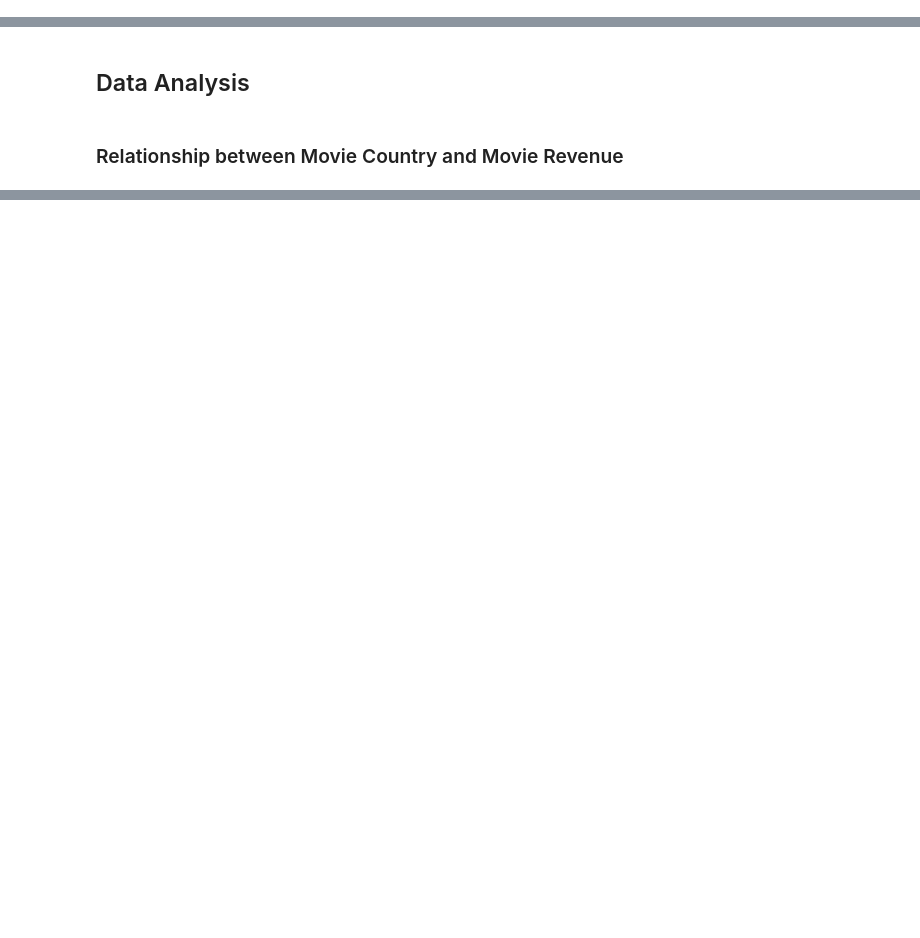
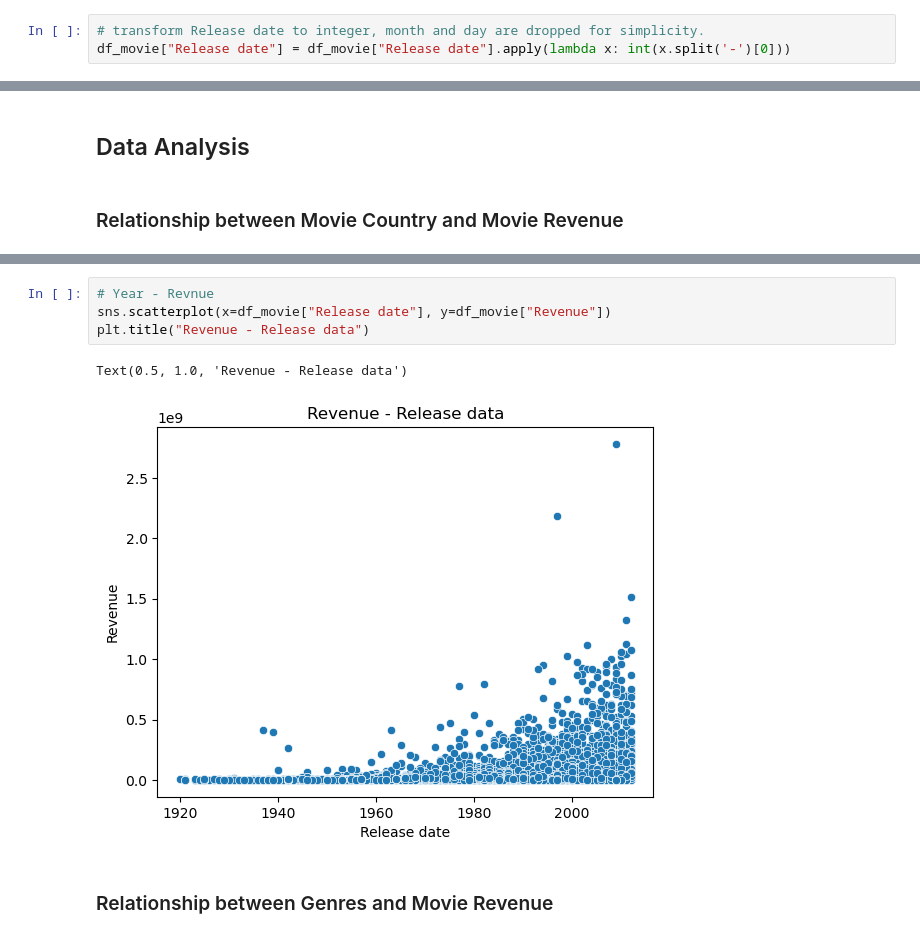
Before and after one commit to epfl-ada/ada-2022-project-datakungfu, a Jupyter notebook: pipeline.ipynb, the cells around one changed output, grey strips where cells are left out. Cells and saved outputs as stored; diff of their text form; blank space fills up the shorter version.

```diff
--- a/pipeline.ipynb
+++ b/pipeline.ipynb
@@ -124,0 +117,3 @@ df_movie_dropped
+# %%
+# transform Release date to integer, month and day are dropped for simplicity.
+df_movie["Release date"] = df_movie["Release date"].apply(lambda x: int(x.split('-')[0]))
@@ -187,0 +250,9 @@ df_movie_new
+# %%
+# Year - Revnue
+sns.scatterplot(x=df_movie["Release date"], y=df_movie["Revenue"])
+plt.title("Revenue - Release data")
+# %% [output]
+Text(0.5, 1.0, 'Revenue - Release data')
+[figure, added]
+# %% [markdown]
+### Relationship between Genres and Movie Revenue
```
Also changed, not shown: parts of 25 cells of this notebook.
